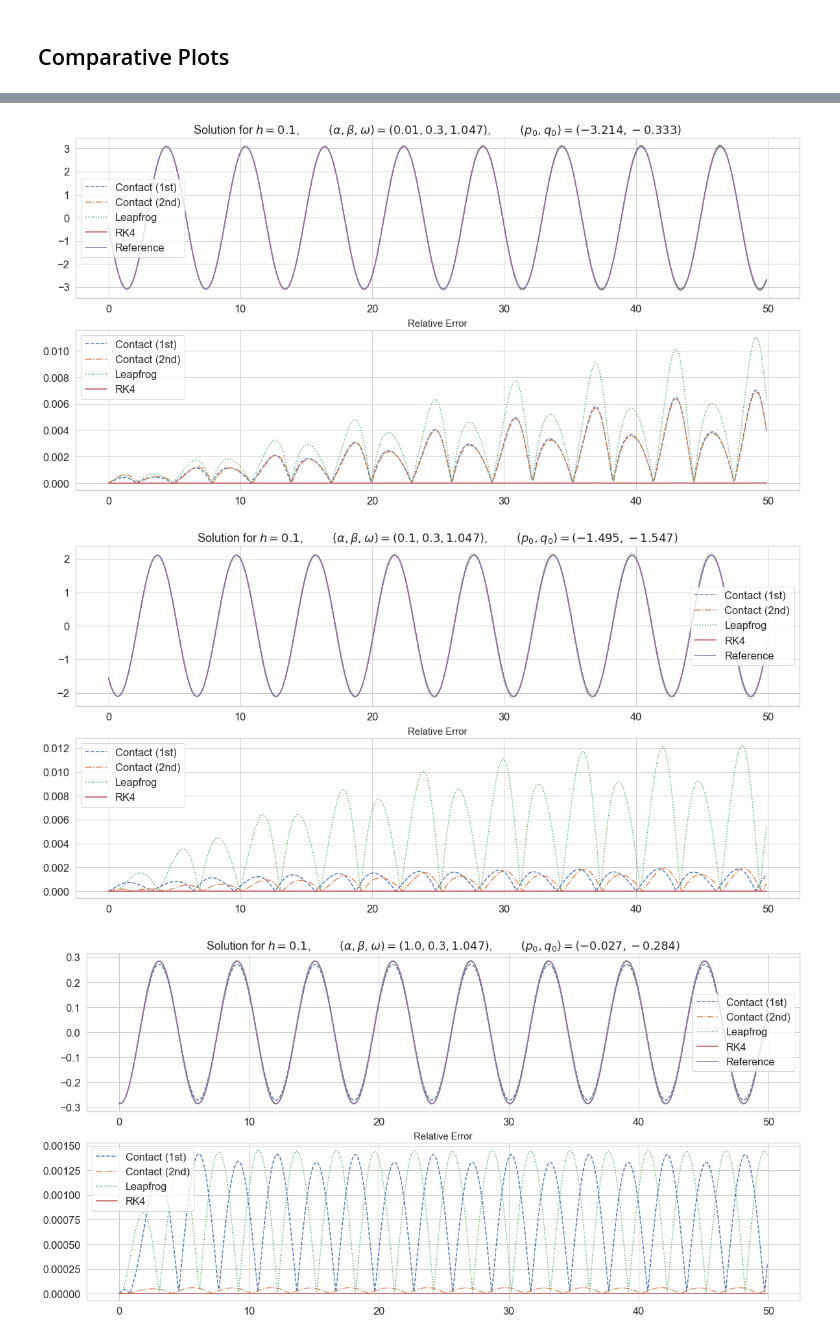
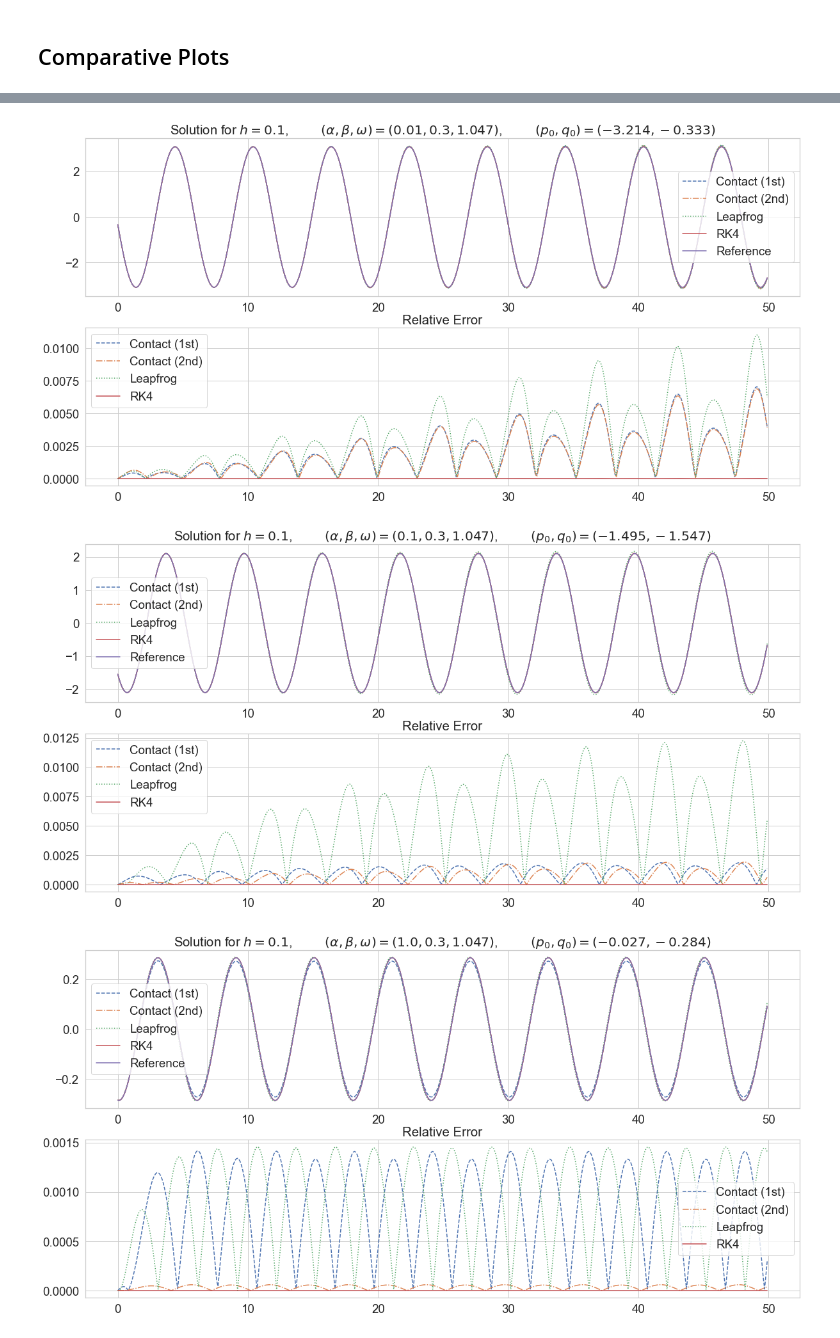
Before and after one commit to mseri/contact-variational-integrator, a Jupyter notebook: DampedOscillatorWithForcing.ipynb, the cells around one changed output, grey strips where cells are left out. Drawn from its saved outputs; the diff is of its cells as text; code cells hidden in the pictures.

```diff
--- a/DampedOscillatorWithForcing.ipynb
+++ b/DampedOscillatorWithForcing.ipynb
@@ -12,7 +12,7 @@ import numpy as np
 import matplotlib.pylab as plt
 import seaborn as sns
 
-sns.set(style="whitegrid", font_scale=1.5)
+sns.set(style="whitegrid", font_scale=1.7)
 # %% [markdown]
 ## Integrators
 
@@ -86,7 +86,7 @@ def cmp_plot(init, tspan, a, beta, omega, h, save=False):
     plt.legend()
 
     plt.subplot(212)
-    plt.title("Relative Error", fontsize=15)
+    plt.title("Relative Error")
     plt.plot(timerange, relerr(r[:],s1[:,1]), label="Contact (1st)", linestyle="--")
     plt.plot(timerange, relerr(r[:],s2[:,1]), label="Contact (2nd)", linestyle="-.")
     #plt.plot(timerange, relerr(r[:],s3[:,1]), label="Symplectic Euler", linestyle=":")
@@ -98,8 +98,8 @@ def cmp_plot(init, tspan, a, beta, omega, h, save=False):
     plt.legend()
 
     if save:
-        name = "forced{}.png".format(a)
-        plt.savefig(name, format="png", dpi=150, transparent=True)
+        name = "forced{}.pdf".format(a)
+        plt.savefig(name, format="pdf", transparent=True)
 
     plt.show()
 # %% [markdown]
@@ -118,15 +118,15 @@ cmp_plot(init, tspan, a, beta, omega, h)
 # %%
 beta = 0.3
 omega = np.pi/3
 tspan = (0.0, 50.0)
 
 for a in [.01, 0.1, 1.0, 2.0]:
     #if a > .5:
     #    tspan = (0.0, 15.0)
     for h in [0.1]:
         init = (dreference(a, beta, omega)(0), reference(a, beta, omega)(0))
-        cmp_plot(init, tspan, a, beta, omega, h) #, save=True)
+        cmp_plot(init, tspan, a, beta, omega, h, save=True)
 # %% [output]
-[figure, old version]
+[figure, new version]
-[figure, old version]
+[figure, new version]
-[figure, old version]
+[figure, new version]
```
Also changed, not shown: parts of 2 cells of this notebook, 1 other file.
